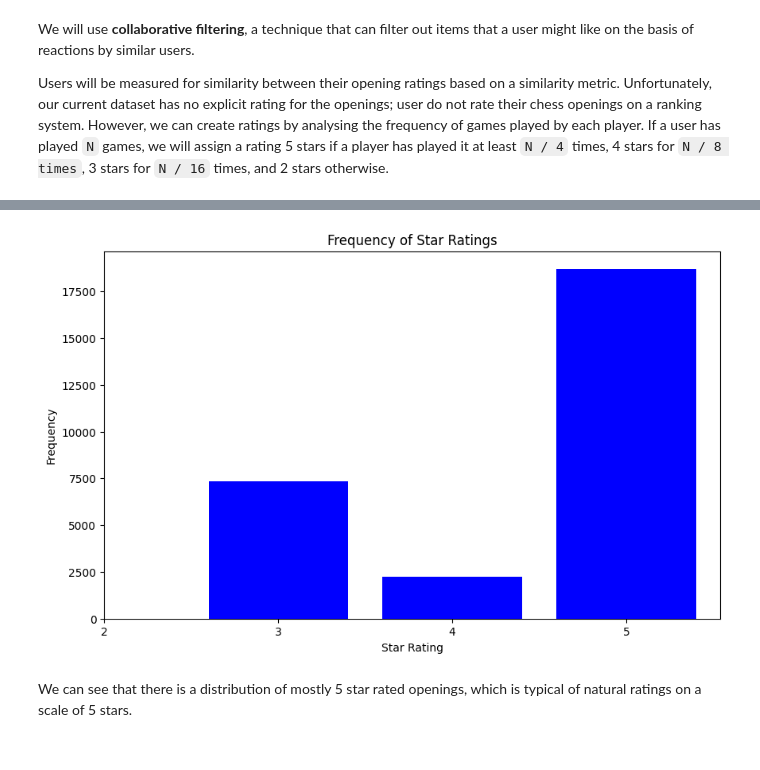
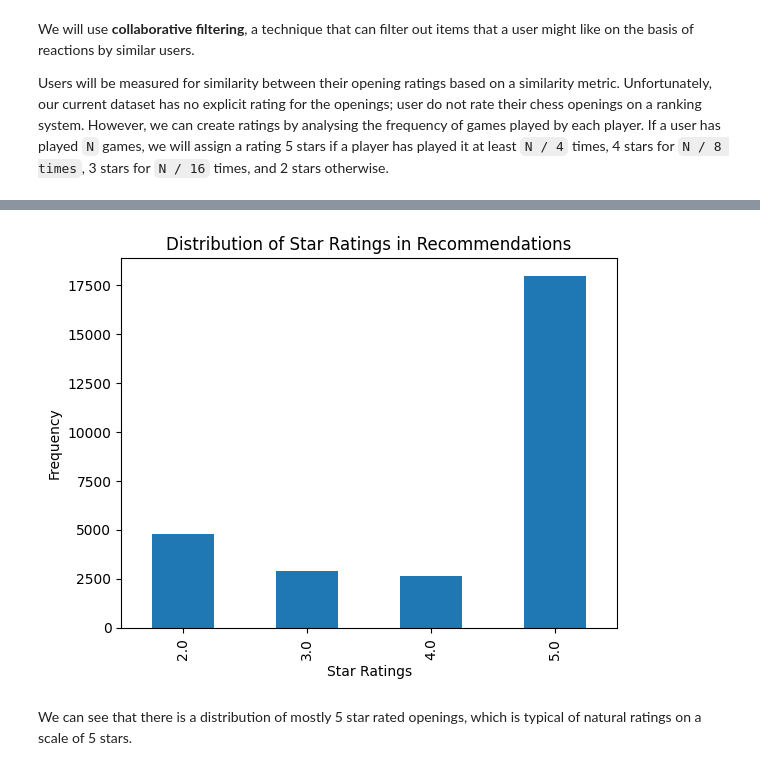
Before and after one commit to ragizaki/ChessOpeningsRecommender, a Jupyter notebook: openings.ipynb, the cells around one changed output, grey strips where cells are left out. Saved outputs shown, nothing was run; the diff lists cells and outputs as text; code cells hidden in the pictures.

```diff
--- a/openings.ipynb
+++ b/openings.ipynb
@@ -212,16 +234,13 @@ pd.Series(rating_table.values.flatten()).value_counts().sort_index().plot.bar()
-# %%
-star_counts = rating_df['star_rating'].value_counts().sort_index()
-
-plt.figure(figsize=(10, 6))
-plt.bar(star_counts.index, star_counts.values, color='blue')
-plt.xlabel('Star Rating')
-plt.ylabel('Frequency')
-plt.title('Frequency of Star Ratings')
-plt.xticks([2, 3, 4, 5])  # set x-ticks to be star ratings
-
-plt.show()
-# %% [output]
-[figure, removed]
+# %%
+ax = pd.Series(rating_table.values.flatten()).value_counts().sort_index().plot.bar()
+
+ax.set_xlabel('Star Ratings')
+ax.set_ylabel('Frequency')
+ax.set_title('Distribution of Star Ratings in Recommendations')
+
+plt.show()
+# %% [output]
+[figure, added]
 # %% [markdown]
 We can see that there is a distribution of mostly 5 star rated openings, which is typical of natural ratings on a scale of 5 stars.
 # %% [markdown]
```
Also changed, not shown: parts of 21 cells of this notebook.
